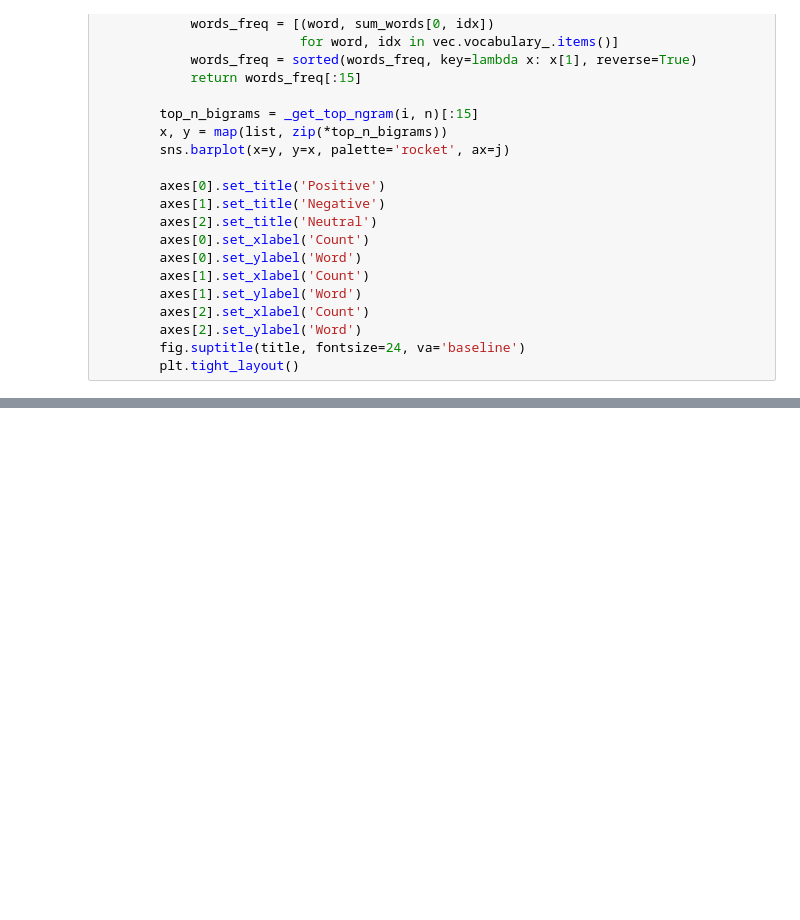
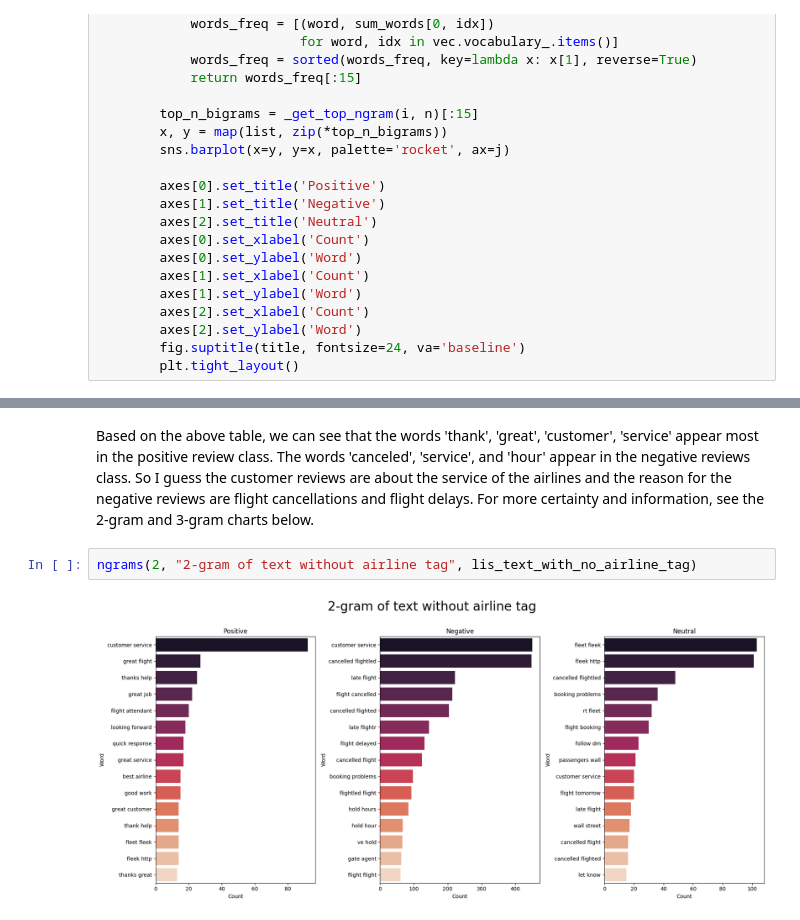
Before and after one commit to huynguyenanh2000/Twitter_US_Airline_Sentiment, a Jupyter notebook: notebooks/tweets.ipynb, the cells around one changed output, grey strips where cells are left out. Drawn from its saved outputs; the diff is of its cells as text; blank space fills up the shorter version.

```diff
--- a/notebooks/tweets.ipynb
+++ b/notebooks/tweets.ipynb
@@ -230,0 +250,7 @@ ngrams(1, "1-gram of text without airline hashtag", lis_text_with_no_airlinehast
+# %% [markdown]
+Based on the above table, we can see that the words 'thank', 'great', 'customer', 'service' appear most in the positive review class. The words 'canceled', 'service', and 'hour' appear in the negative reviews class. So I guess the customer reviews are about the service of the airlines and the reason for the negative reviews are flight cancellations and flight delays.
+For more certainty and information, see the 2-gram and 3-gram charts below.
+# %%
+ngrams(2, "2-gram of text without airline tag", lis_text_with_no_airline_tag)
+# %% [output]
+[figure, added]
```
Also changed, not shown: parts of 34 cells of this notebook.
